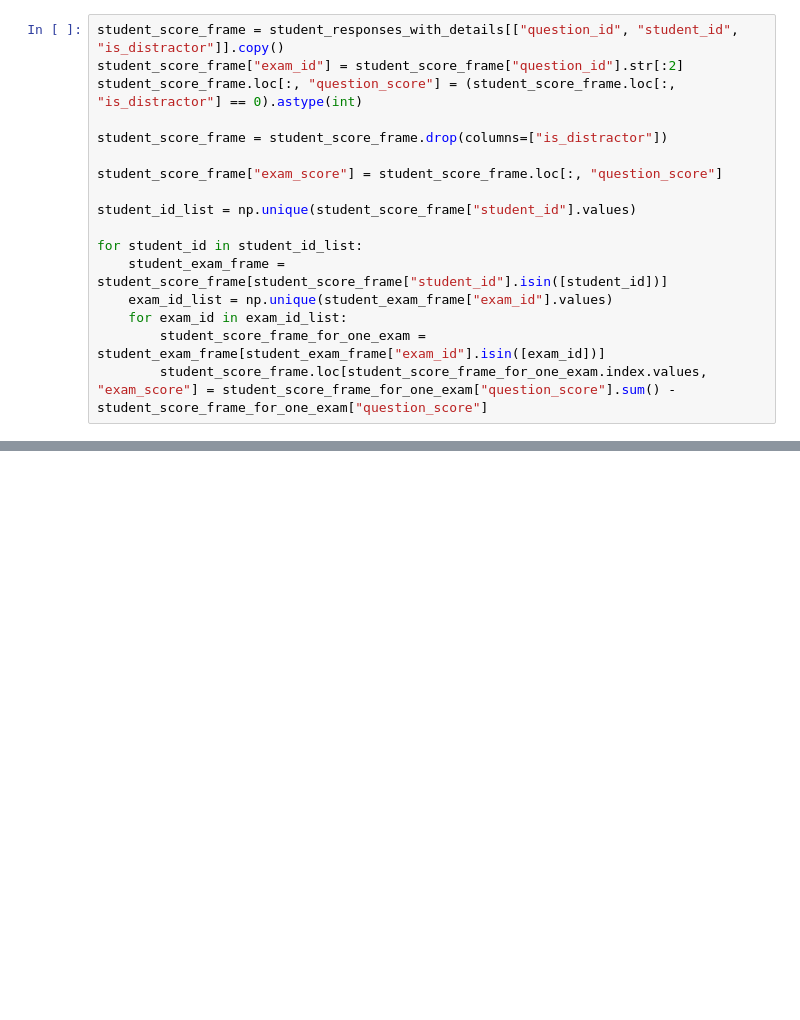
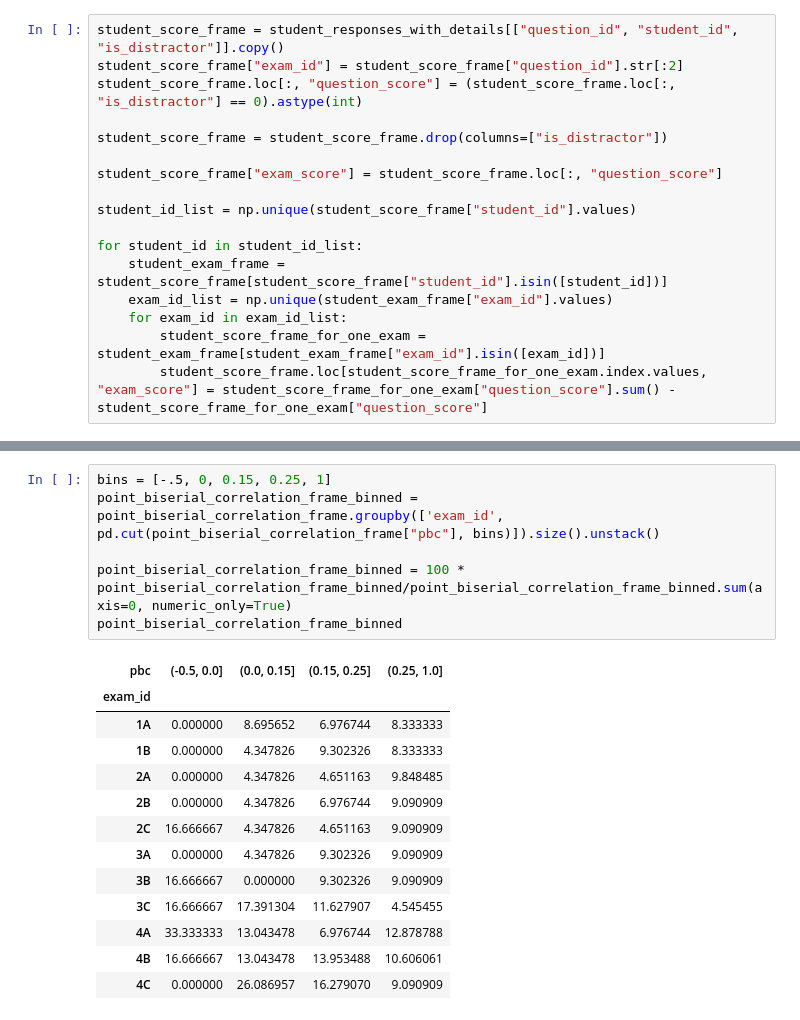
Before and after one commit to russell-jeter/CollegeAlgebraLSLTAnalysis, a Jupyter notebook: data_analysis_workbook.ipynb, the cells around one changed output, grey strips where cells are left out. Saved outputs shown, nothing was run; the diff lists cells and outputs as text; blank space fills up the shorter version.

```diff
--- a/data_analysis_workbook.ipynb
+++ b/data_analysis_workbook.ipynb
@@ -381,0 +414,20 @@ point_biserial_correlation_frame
+# %%
+bins = [-.5, 0, 0.15, 0.25, 1]
+point_biserial_correlation_frame_binned = point_biserial_correlation_frame.groupby(['exam_id', pd.cut(point_biserial_correlation_frame["pbc"], bins)]).size().unstack()
+
+point_biserial_correlation_frame_binned = 100 * point_biserial_correlation_frame_binned/point_biserial_correlation_frame_binned.sum(axis=0, numeric_only=True)
+point_biserial_correlation_frame_binned
+# %% [output]
+| pbc | (-0.5, 0.0] | (0.0, 0.15] | (0.15, 0.25] | (0.25, 1.0] |
+| exam_id |  |  |  |  |
+| 1A | 0.000000 | 8.695652 | 6.976744 | 8.333333 |
+| 1B | 0.000000 | 4.347826 | 9.302326 | 8.333333 |
+| 2A | 0.000000 | 4.347826 | 4.651163 | 9.848485 |
+| 2B | 0.000000 | 4.347826 | 6.976744 | 9.090909 |
+| 2C | 16.666667 | 4.347826 | 4.651163 | 9.090909 |
+| 3A | 0.000000 | 4.347826 | 9.302326 | 9.090909 |
+| 3B | 16.666667 | 0.000000 | 9.302326 | 9.090909 |
+| 3C | 16.666667 | 17.391304 | 11.627907 | 4.545455 |
+| 4A | 33.333333 | 13.043478 | 6.976744 | 12.878788 |
+| 4B | 16.666667 | 13.043478 | 13.953488 | 10.606061 |
+| 4C | 0.000000 | 26.086957 | 16.279070 | 9.090909 |
```
Also changed, not shown: parts of 3 cells of this notebook, 2 other files.
